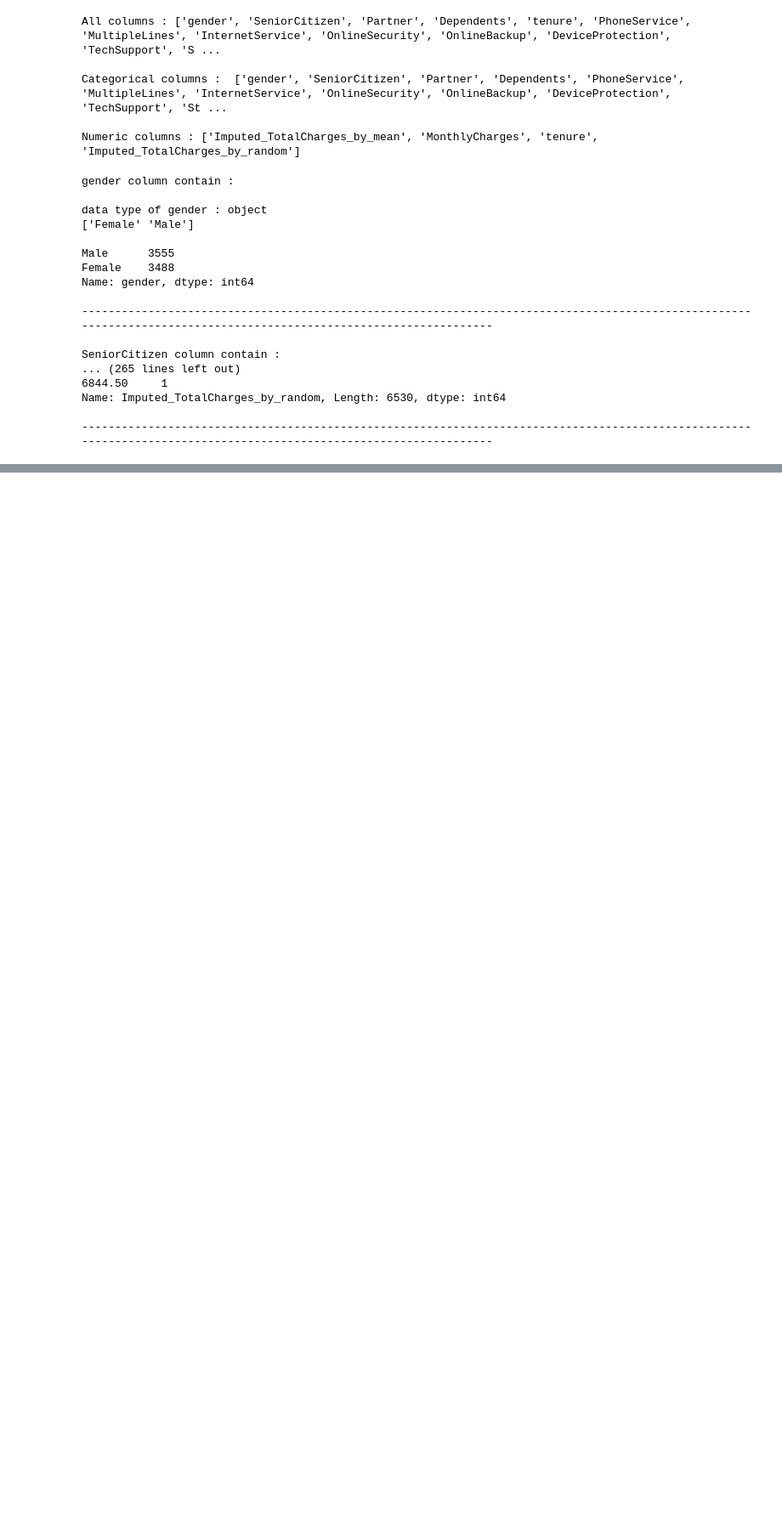
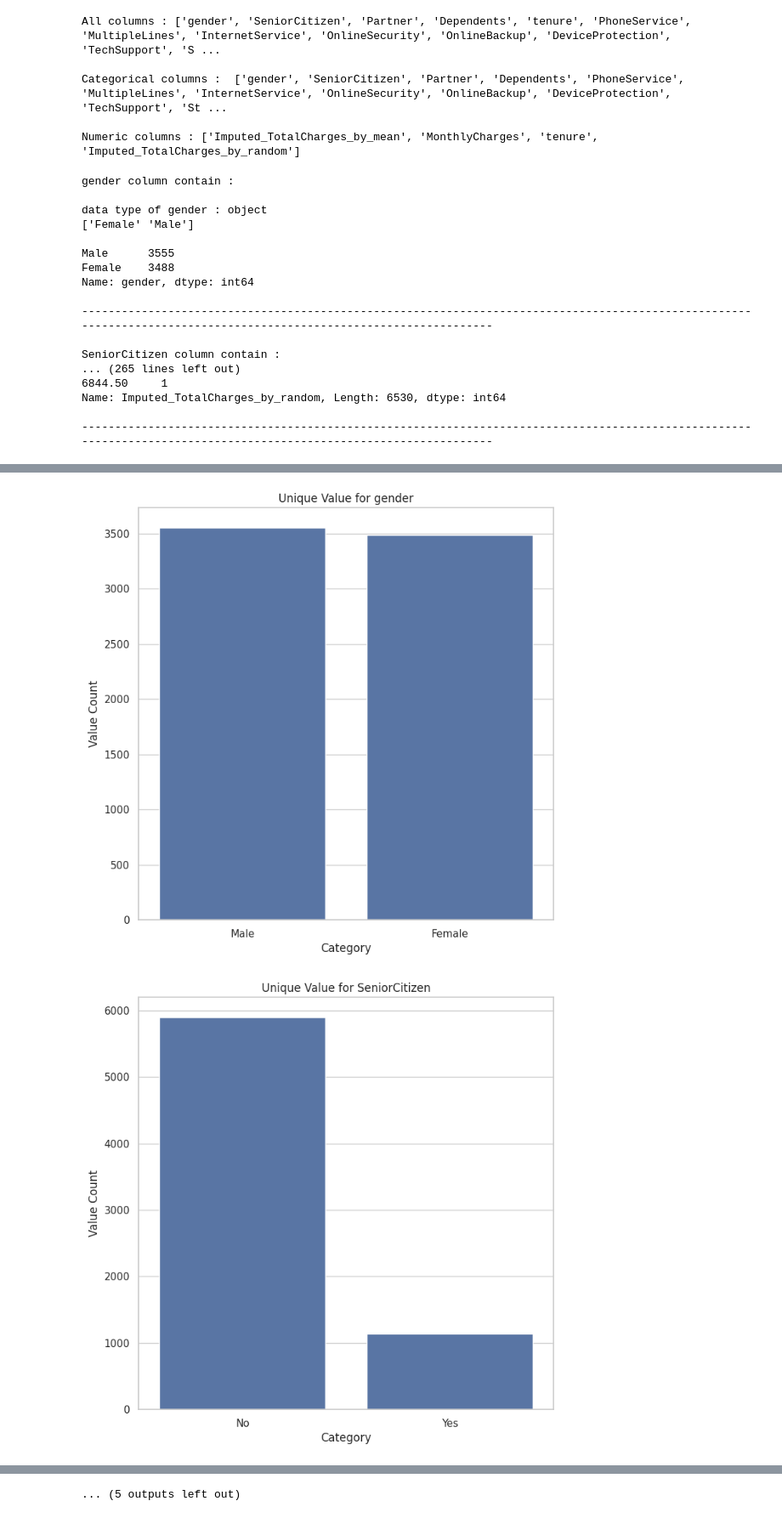
Before and after one commit to pinilDissanayaka/Telecom-Customer-Churn-prediction, a Jupyter notebook: Scripts/ Notebook.ipynb, the cells around one changed output, grey strips where cells are left out. Shown: that part at 85% size. Saved outputs shown, nothing was run; the diff lists cells and outputs as text; code cells hidden in the pictures; blank space fills up the shorter version.

Commit message:
Plotting graphs for each categorical column

```diff
--- a/Scripts/ Notebook.ipynb
+++ b/Scripts/ Notebook.ipynb
@@ -48,6 +49,7 @@ from statsmodels.stats.outliers_influence import variance_inflation_factor
 
 import warnings
 warnings.filterwarnings('ignore')
+sns.set_style("whitegrid")
 # %%
 FIGPATH = '/content/Figures'
 # %%
@@ -405,0 +430,14 @@ Name: Imputed_TotalCharges_by_random, Length: 6530, dtype: int64
+# %%
+# Plotting graphs for each categorical column
+for column in catColumns:
+  valueCount = df[column].value_counts()
+  plt.figure(figsize = (8, 8))
+  plt.title(f'Unique Value for {column}')
+  plt.xlabel('Category')
+  plt.ylabel('Value Count')
+  sns.barplot(x = valueCount.index, y = valueCount.values)
+  plt.savefig(os.path.join(FIGPATH, f"Unique Value for {column}.png"))
+  plt.show()
+# %% [output]
+[figure, added]
+[figure, added]
@@ -405,0 +454 @@ Name: Imputed_TotalCharges_by_random, Length: 6530, dtype: int64
+... (5 outputs left out)
```
Also changed, not shown: parts of 6 cells of this notebook.
